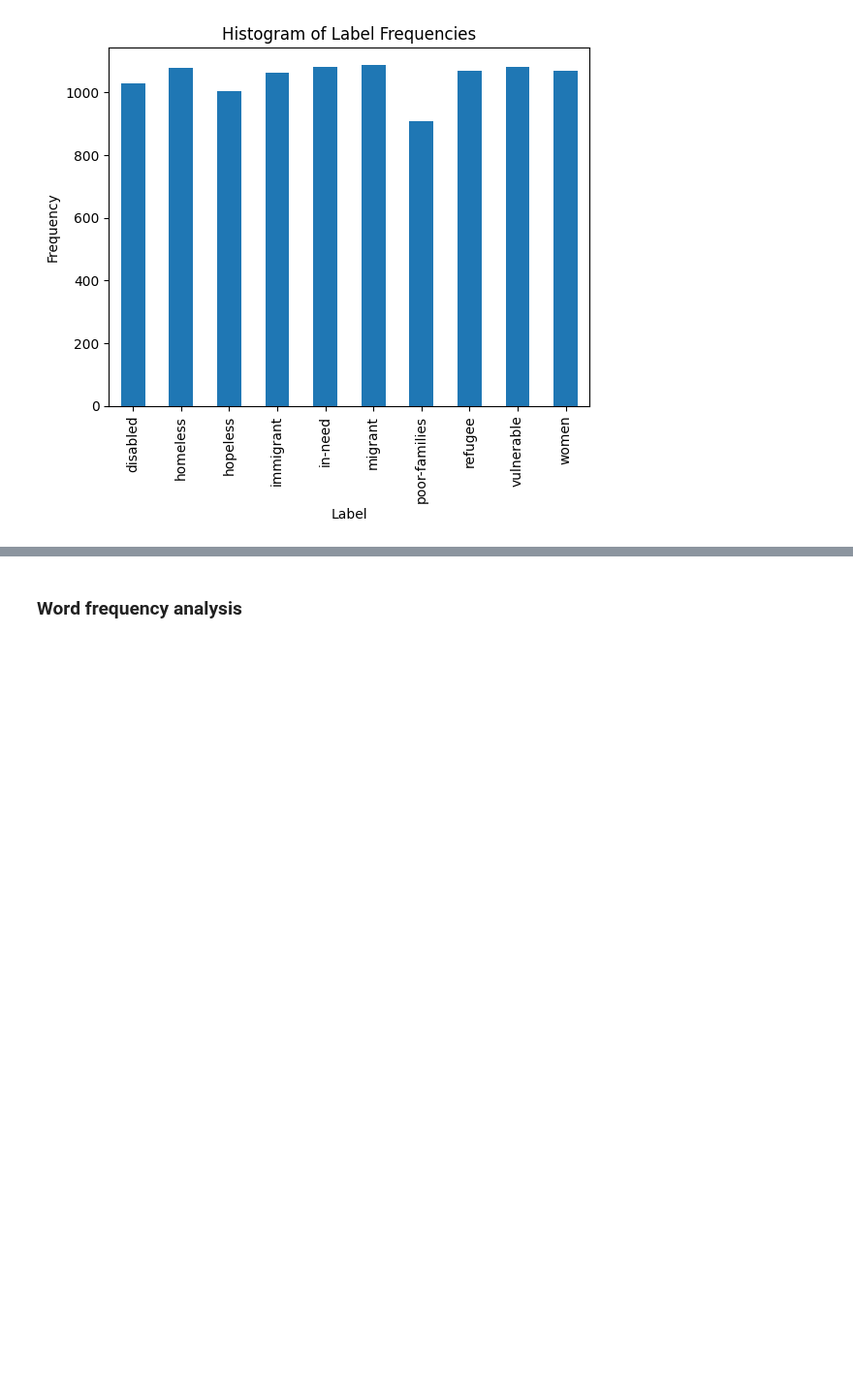
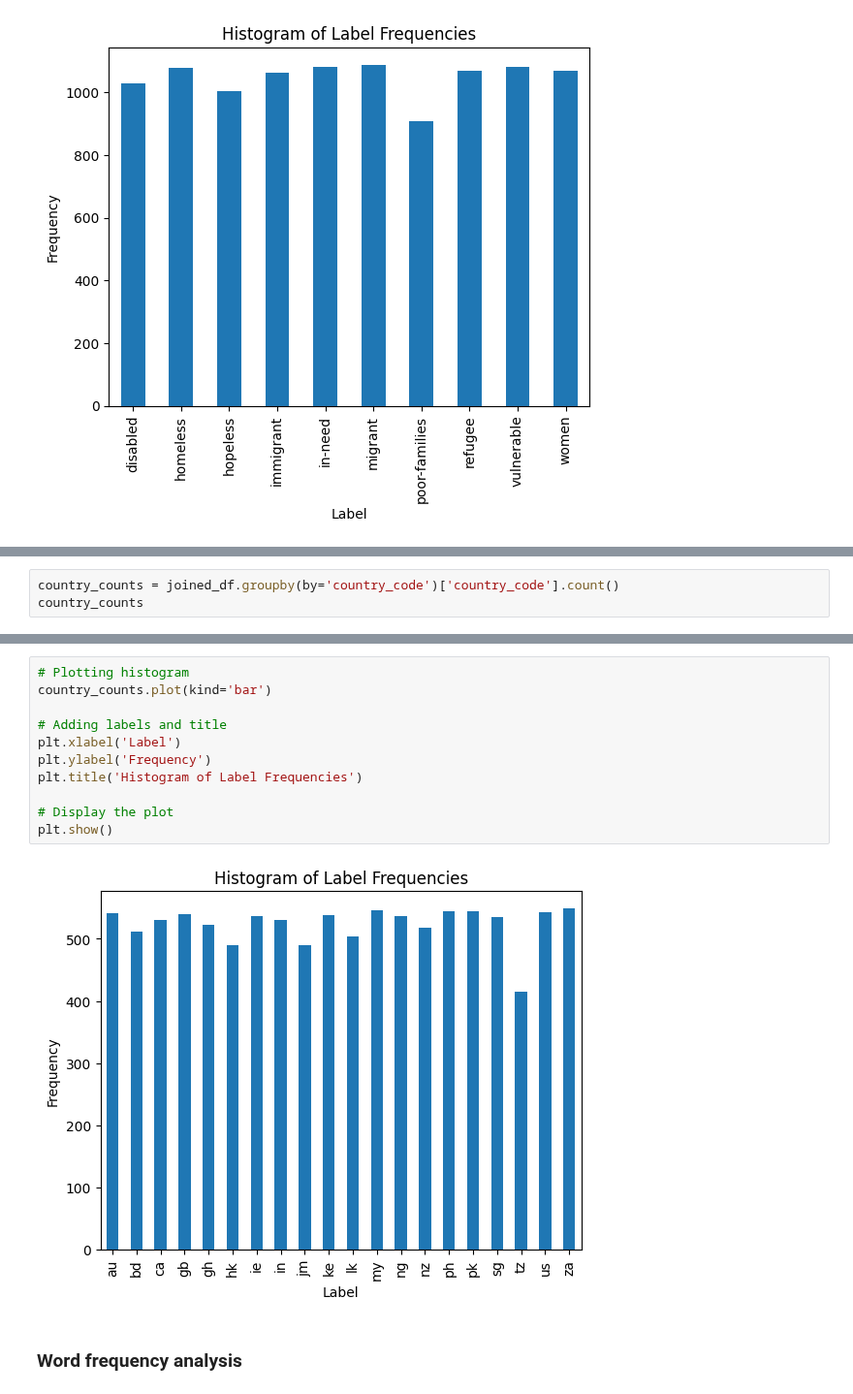
Before and after one commit to avzh1/nlp_bert_classifier, a Jupyter notebook: src/data_analysis/data_analysis.ipynb, the cells around one changed output, grey strips where cells are left out. Shown at 97% size. Cells and saved outputs as stored; diff of their text form; blank space fills up the shorter version.

```diff
--- a/src/data_analysis/data_analysis.ipynb
+++ b/src/data_analysis/data_analysis.ipynb
@@ -300,0 +317,3 @@ plt.show()
+# %%
+country_counts = joined_df.groupby(by='country_code')['country_code'].count()
+country_counts
@@ -301,3 +338,16 @@ plt.show()
+# %%
+# Plotting histogram
+country_counts.plot(kind='bar')
+
+# Adding labels and title
+plt.xlabel('Label')
+plt.ylabel('Frequency')
+plt.title('Histogram of Label Frequencies')
+
+# Display the plot
+plt.show()
+# %% [output]
+[figure, added]
 # %% [markdown]
 ### Word frequency analysis
 # %%
```
Also changed, not shown: parts of 3 cells of this notebook, 2 other files.
